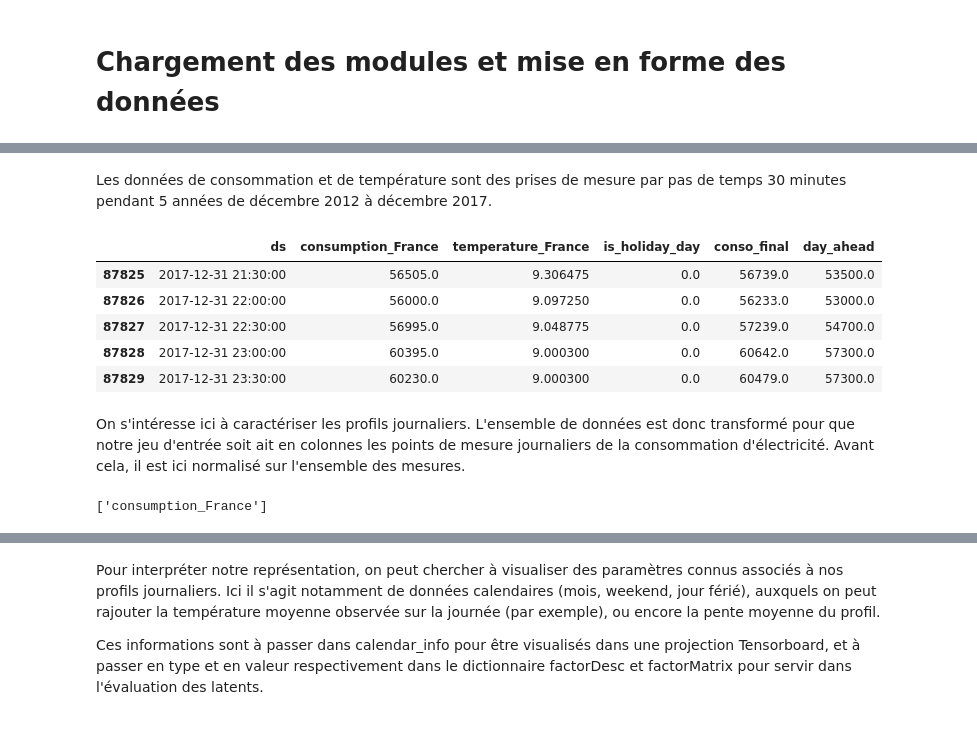
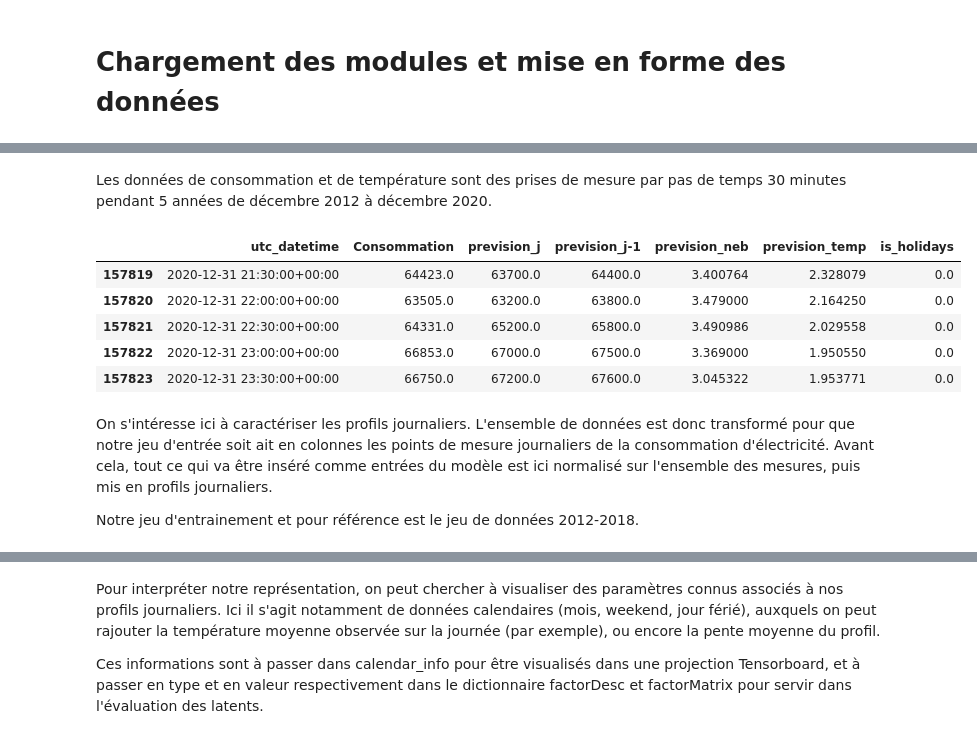
Before and after one commit to GoubetClem/VAE, a Jupyter notebook: 1-Train_a_CVAE.ipynb, the cells around one changed output, grey strips where cells are left out. Drawn from its saved outputs; the diff is of its cells as text; code cells hidden in the pictures.

```diff
--- a/1-Train_a_CVAE.ipynb
+++ b/1-Train_a_CVAE.ipynb
@@ -100,31 +90,21 @@ from src.marota_preprocessing import *
 # %% [markdown]
-Les données de consommation et de température sont des prises de mesure par pas de temps 30 minutes pendant 5 années de décembre 2012 à décembre 2017.
+Les données de consommation et de température sont des prises de mesure par pas de temps 30 minutes pendant 5 années de décembre 2012 à décembre 2020.
 # %%
 # Load dataframe
-dataset_csv = os.path.join('data', "dataset_2012_2017.csv")
-x_conso = pd.read_csv(dataset_csv, sep=",",)
-x_conso.ds = pd.to_datetime(x_conso.ds)
+dataset_csv = os.path.join('data', "dataset_2012_2020.csv")
+df_data = pd.read_csv(dataset_csv, sep=";",)
+df_data.utc_datetime = pd.to_datetime(df_data.utc_datetime, utc=True)
 
 #Visualize data frame head
-x_conso.tail(5)
+df_data.tail(5)
 # %% [output]
-|  | ds | consumption_France | temperature_France | is_holiday_day | conso_final | day_ahead |
-| 87825 | 2017-12-31 21:30:00 | 56505.0 | 9.306475 | 0.0 | 56739.0 | 53500.0 |
-| 87826 | 2017-12-31 22:00:00 | 56000.0 | 9.097250 | 0.0 | 56233.0 | 53000.0 |
-| 87827 | 2017-12-31 22:30:00 | 56995.0 | 9.048775 | 0.0 | 57239.0 | 54700.0 |
-| 87828 | 2017-12-31 23:00:00 | 60395.0 | 9.000300 | 0.0 | 60642.0 | 57300.0 |
-| 87829 | 2017-12-31 23:30:00 | 60230.0 | 9.000300 | 0.0 | 60479.0 | 57300.0 |
+|  | utc_datetime | Consommation | prevision_j | prevision_j-1 | prevision_neb | prevision_temp | is_holidays |
+| 157819 | 2020-12-31 21:30:00+00:00 | 64423.0 | 63700.0 | 64400.0 | 3.400764 | 2.328079 | 0.0 |
+| 157820 | 2020-12-31 22:00:00+00:00 | 63505.0 | 63200.0 | 63800.0 | 3.479000 | 2.164250 | 0.0 |
+| 157821 | 2020-12-31 22:30:00+00:00 | 64331.0 | 65200.0 | 65800.0 | 3.490986 | 2.029558 | 0.0 |
+| 157822 | 2020-12-31 23:00:00+00:00 | 66853.0 | 67000.0 | 67500.0 | 3.369000 | 1.950550 | 0.0 |
+| 157823 | 2020-12-31 23:30:00+00:00 | 66750.0 | 67200.0 | 67600.0 | 3.045322 | 1.953771 | 0.0 |
 # %% [markdown]
-On s'intéresse ici à caractériser les profils journaliers. L'ensemble de données est donc transformé pour que notre jeu d'entrée soit ait en colonnes les points de mesure journaliers de la consommation d'électricité. Avant cela, il est ici normalisé sur l'ensemble des mesures.
+On s'intéresse ici à caractériser les profils journaliers. L'ensemble de données est donc transformé pour que notre jeu d'entrée soit ait en colonnes les points de mesure journaliers de la consommation d'électricité. Avant cela, tout ce qui va être inséré comme entrées du modèle est ici normalisé sur l'ensemble des mesures, puis mis en profils journaliers.
+
+Notre jeu d'entrainement et pour référence est le jeu de données 2012-2018.
-# %%
-name_set_plot = 'train'
-version = '-v1'
-nPoints=1830
-
-dict_xconso = {'train': x_conso}
-
-# Normalize input variables
-type_scaler = 's'
-dict_xconso, _ = normalize_xconso(dict_xconso, type_scaler = 'standard')
-# %% [output]
-['consumption_France']
```
Also changed, not shown: parts of 36 cells of this notebook, 2 other files.
